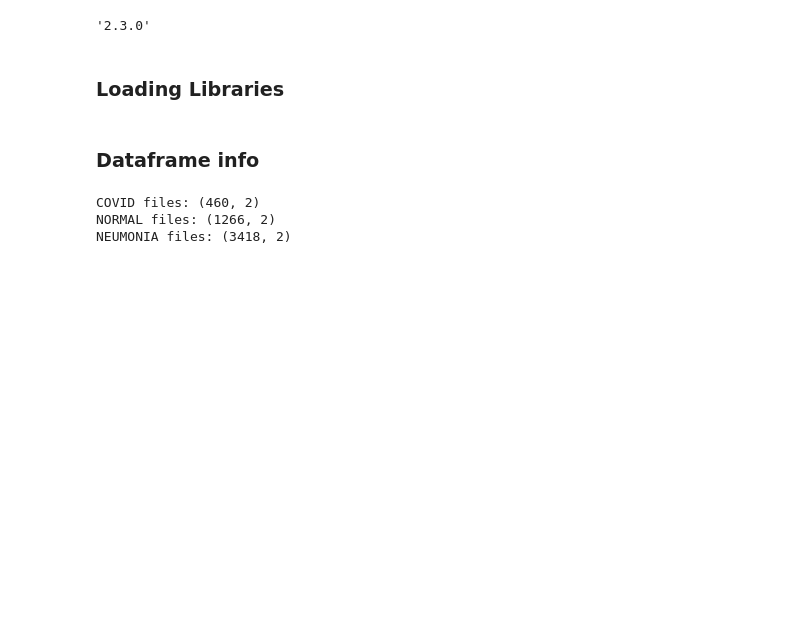
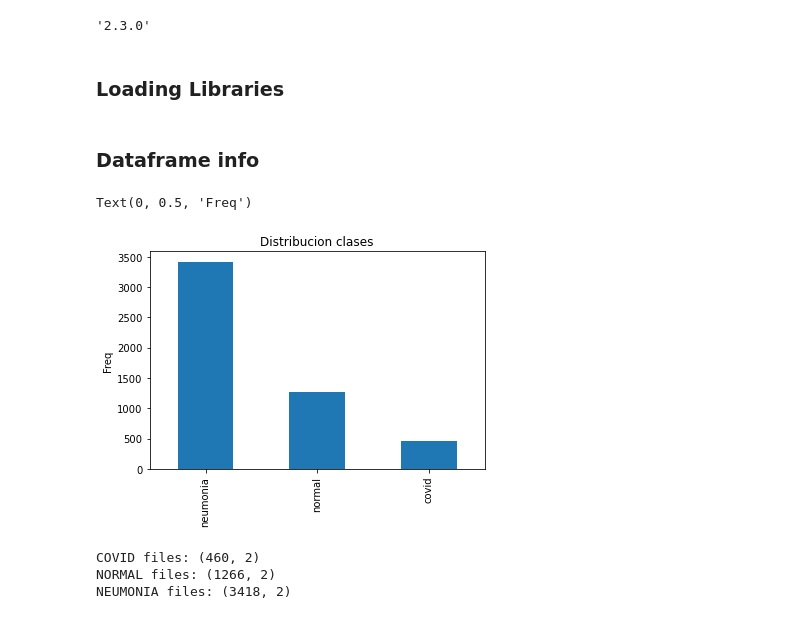
Before and after one commit to KatherineBaq/Diplomado_AI_Grupo07, a Jupyter notebook: notebooks/Modelling/COVID_NORMAL modelling.ipynb, the cells around one changed output. Cells and saved outputs as stored; diff of their text form; code cells hidden in the pictures; blank space fills up the shorter version.

```diff
--- a/notebooks/Modelling/COVID_NORMAL modelling.ipynb
+++ b/notebooks/Modelling/COVID_NORMAL modelling.ipynb
@@ -40,6 +42,14 @@ TEST_PATH = r'C:\Users\JohanR\Downloads\Chest_Xray_Covid_pneumonia\Datav0\test'
 ### Dataframe info
 # %%
 train_df = metainfo_df(TRAIN_PATH)
+# %%
+train_df['label'].value_counts().plot.bar()
+plt.xticks([0,1,2],labels=['neumonia','normal','covid']);
+plt.title('Distribucion clases')
+plt.ylabel('Freq')
+# %% [output]
+Text(0, 0.5, 'Freq')
+[figure, added]
 # %%
 # Check the correct dataframe structure
 print('COVID files:',train_df[train_df['filename'].str.contains('COVID')].shape)
```
Also changed, not shown: parts of 23 cells of this notebook.
